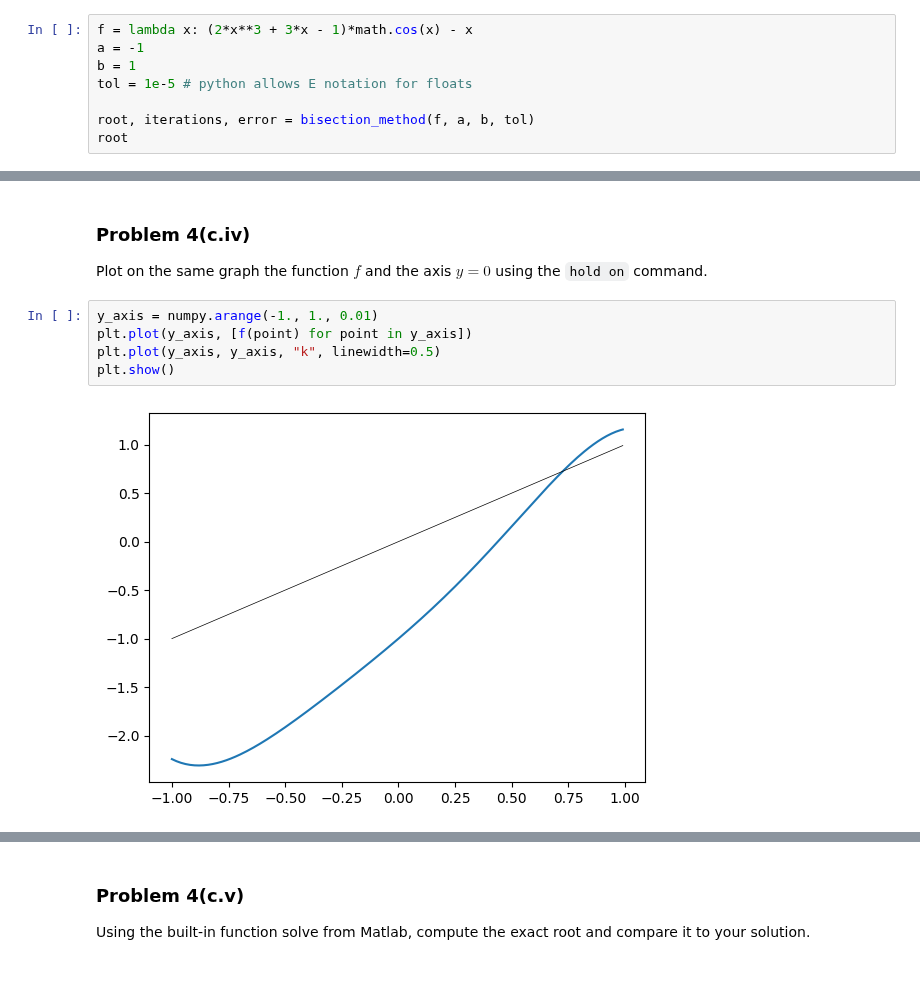
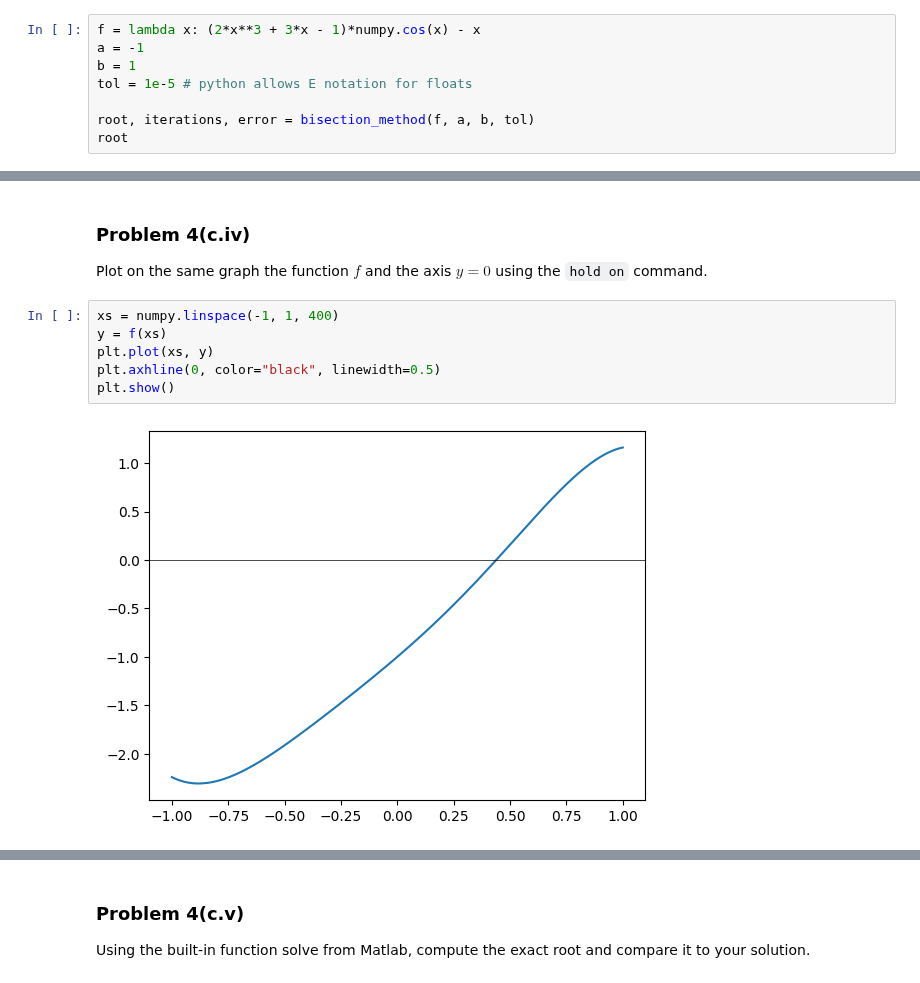
Before and after one commit to BlackHat-Magic/Math-131-HW2, a Jupyter notebook: main.ipynb, the cells around one changed output, grey strips where cells are left out. Drawn from its saved outputs; the diff is of its cells as text.

```diff
--- a/main.ipynb
+++ b/main.ipynb
@@ -67,7 +71,7 @@ def bisection_method(f: Callable, a: float, b: float, tol: float, N: int = 100)
 # %% [markdown]
 ## Problem 4(c)
 # %%
-f = lambda x: (2*x**3 + 3*x - 1)*math.cos(x) - x
+f = lambda x: (2*x**3 + 3*x - 1)*numpy.cos(x) - x
 a = -1
 b = 1
 tol = 1e-5 # python allows E notation for floats
@@ -103,9 +107,10 @@ The expected rate of convergence for the bisection method can be expressed as $|
 
 Plot on the same graph the function $f$ and the axis $y = 0$ using the `hold on` command.
 # %%
-y_axis = numpy.arange(-1., 1., 0.01)
-plt.plot(y_axis, [f(point) for point in y_axis])
-plt.plot(y_axis, y_axis, "k", linewidth=0.5)
+xs = numpy.linspace(-1, 1, 400)
+y = f(xs)
+plt.plot(xs, y)
+plt.axhline(0, color="black", linewidth=0.5)
 plt.show()
 # %% [output]
-[figure, old version]
+[figure, new version]
```
Also changed, not shown: parts of 15 cells of this notebook, 17 other files.
